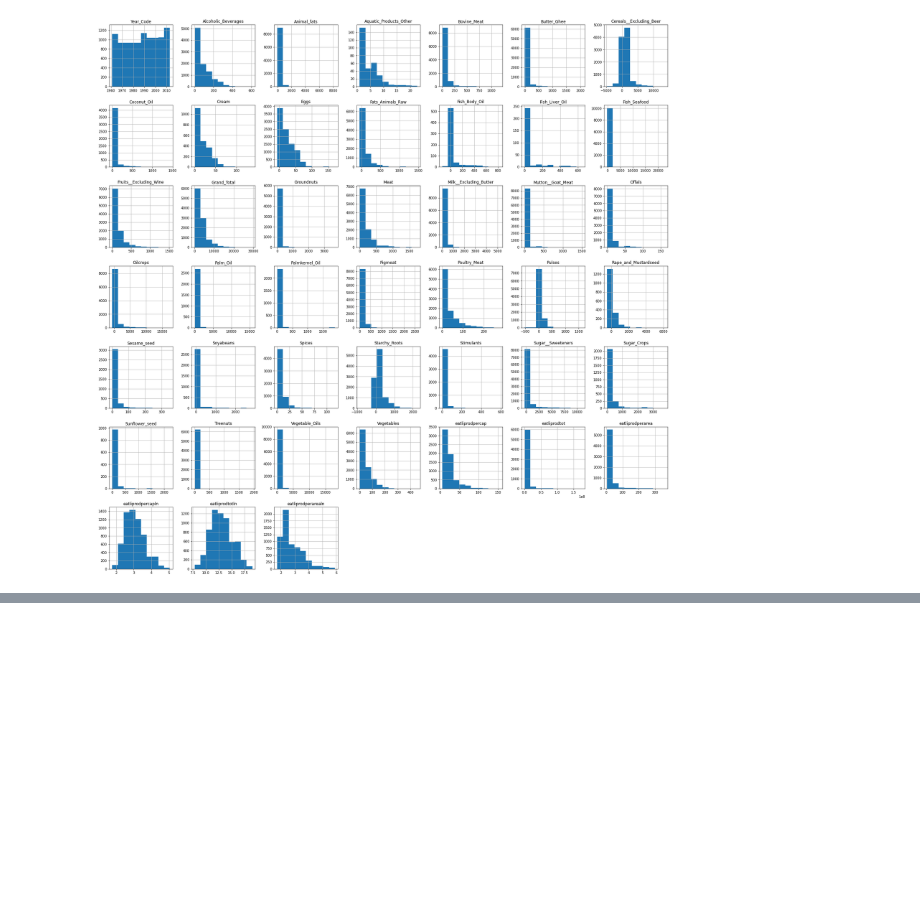
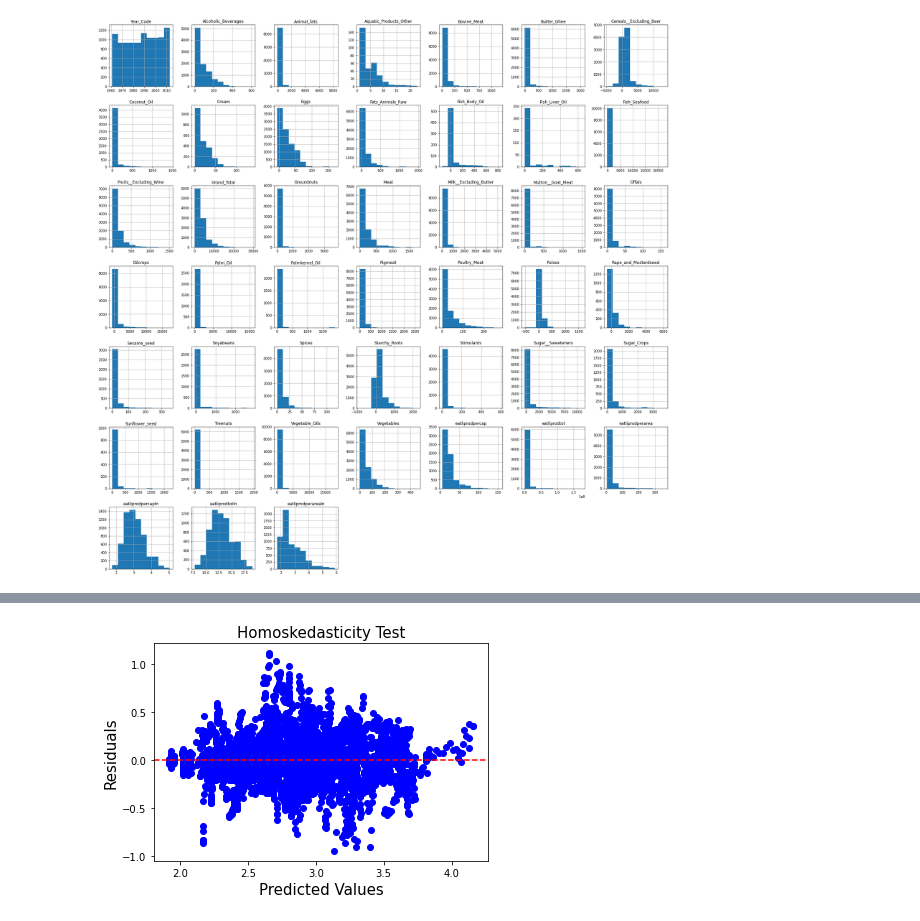
Before and after one commit to Michael-Suttle/assignment_2, a Jupyter notebook: Part_01.ipynb, the cells around one changed output, grey strips where cells are left out. Drawn from its saved outputs; the diff is of its cells as text; code cells hidden in the pictures; blank space fills up the shorter version.

```diff
--- a/Part_01.ipynb
+++ b/Part_01.ipynb
@@ -1024,0 +1231,18 @@ Notes:
+# %%
+# FE und RE model
+from linearmodels import PanelOLS
+from linearmodels import RandomEffects
+exog = sm.tools.tools.add_constant(fbs_pivot_cal_to_tonneeatlifinal_nonaindex[['Agriculture_areapropln','Land_area_equipped_for_irrigationpropln']])
+endog = fbs_pivot_cal_to_tonneeatlifinal_nonaindex['eatliprodperarealn']
+# random effects model
+model_re = RandomEffects(endog, exog)
+re_res = model_re.fit()
+# fixed effects model
+model_fe = PanelOLS(endog, exog, entity_effects = True)
+fe_res = model_fe.fit()
+#print results
+print(re_res)
+print(fe_res)
+
+fittedvals_fe = fe_res.predict().fitted_values
+residuals_fe = fe_res.resids
@@ -1024,0 +1267,11 @@ Notes:
+# %%
+# 3A.1 Residuals-Plot for growing Variance Detection
+fig, ax = plt.subplots()
+ax.scatter(fittedvals_fe, residuals_fe, color = "blue")
+ax.axhline(0, color = "r", ls = "--")
+ax.set_xlabel("Predicted Values", fontsize = 15)
+ax.set_ylabel("Residuals", fontsize = 15)
+ax.set_title("Homoskedasticity Test", fontsize = 15)
+plt.show()
+# %% [output]
+[figure, added]
```
Also changed, not shown: parts of 103 cells of this notebook.
